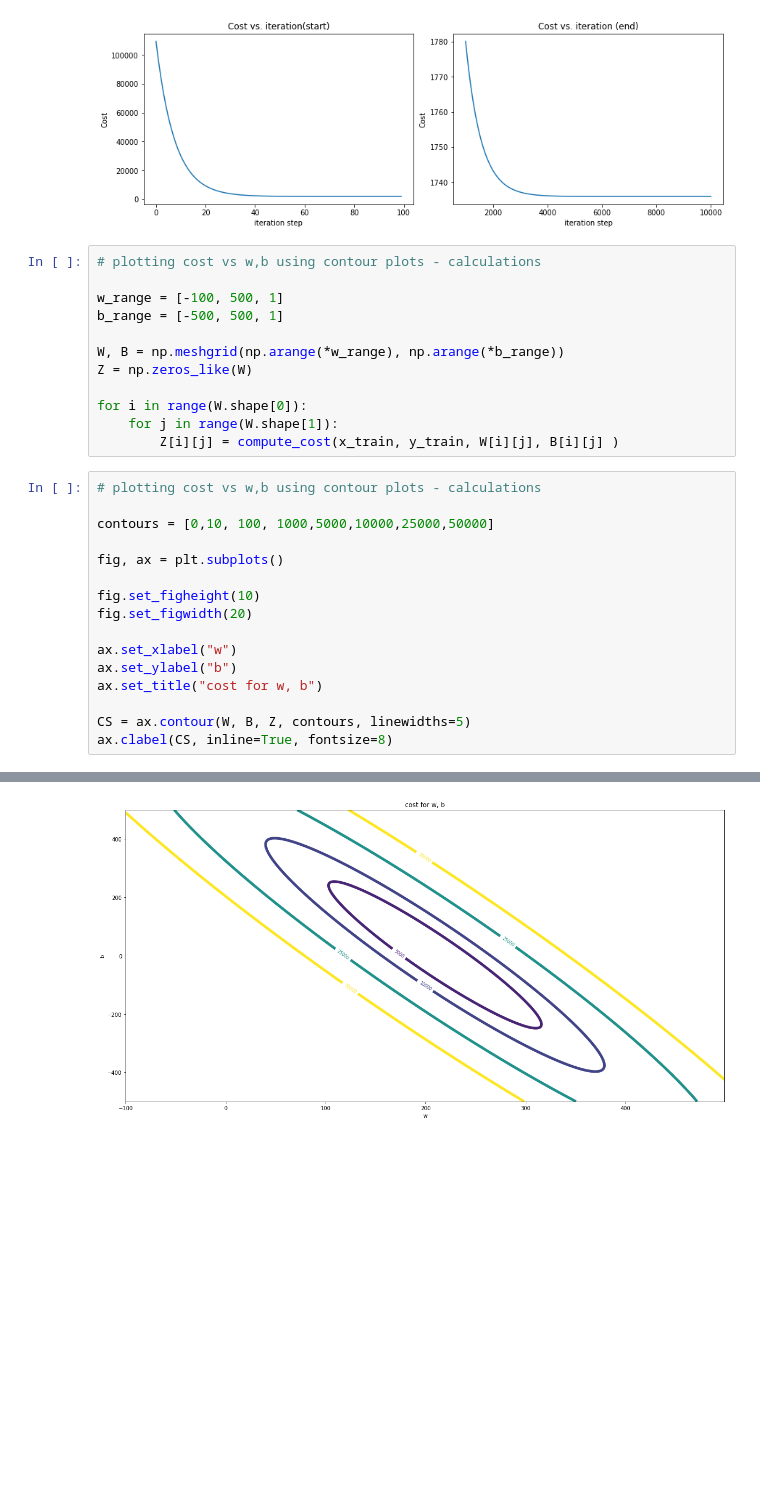
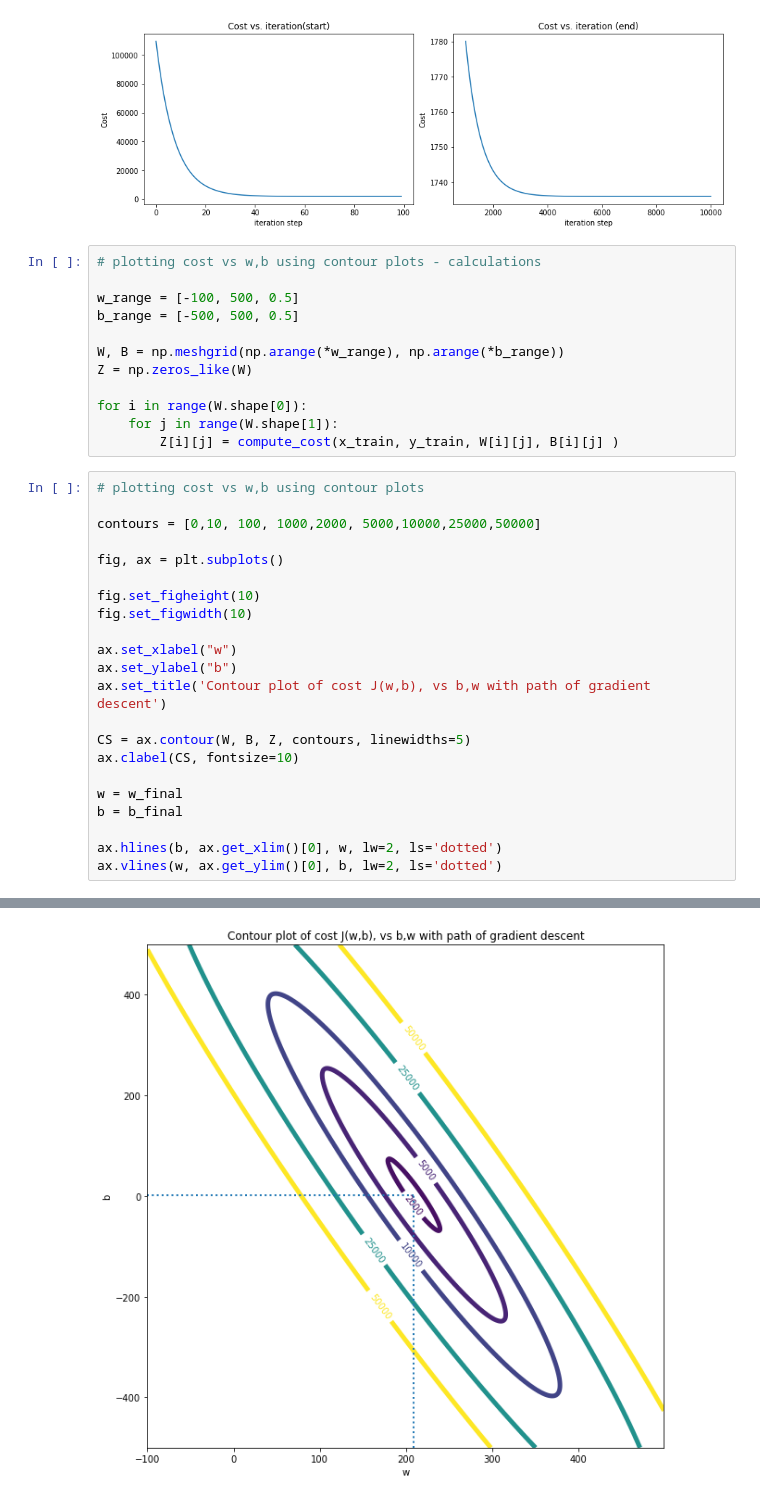
Before and after one commit to anikettrivedi/ml-ai, a Jupyter notebook: 02_linear_regression/02_03_gradient_descent.ipynb, the cells around one changed output, grey strips where cells are left out. Saved outputs shown, nothing was run; the diff lists cells and outputs as text; blank space fills up the shorter version.

```diff
--- a/02_linear_regression/02_03_gradient_descent.ipynb
+++ b/02_linear_regression/02_03_gradient_descent.ipynb
@@ -208,8 +208,8 @@ plt.show()
 # %%
 # plotting cost vs w,b using contour plots - calculations
 
-w_range = [-100, 500, 1]
-b_range = [-500, 500, 1]
+w_range = [-100, 500, 0.5]
+b_range = [-500, 500, 0.5]
 
 W, B = np.meshgrid(np.arange(*w_range), np.arange(*b_range))
 Z = np.zeros_like(W)
@@ -218,19 +218,25 @@ for i in range(W.shape[0]):
     for j in range(W.shape[1]):
         Z[i][j] = compute_cost(x_train, y_train, W[i][j], B[i][j] )
 # %%
-# plotting cost vs w,b using contour plots - calculations
+# plotting cost vs w,b using contour plots
 
-contours = [0,10, 100, 1000,5000,10000,25000,50000]
+contours = [0,10, 100, 1000,2000, 5000,10000,25000,50000]
 
 fig, ax = plt.subplots()
 
 fig.set_figheight(10)
-fig.set_figwidth(20)
+fig.set_figwidth(10)
 
 ax.set_xlabel("w")
 ax.set_ylabel("b")
-ax.set_title("cost for w, b")
+ax.set_title('Contour plot of cost J(w,b), vs b,w with path of gradient descent')
 
 CS = ax.contour(W, B, Z, contours, linewidths=5)
-ax.clabel(CS, inline=True, fontsize=8)
+ax.clabel(CS, fontsize=10)
+
+w = w_final
+b = b_final
+
+ax.hlines(b, ax.get_xlim()[0], w, lw=2, ls='dotted')
+ax.vlines(w, ax.get_ylim()[0], b, lw=2, ls='dotted')
 # %% [output]
@@ -238 +244 @@ ax.clabel(CS, inline=True, fontsize=8)
-[figure, old version]
+[figure, new version]
```
Also changed, not shown: parts of 6 cells of this notebook.
